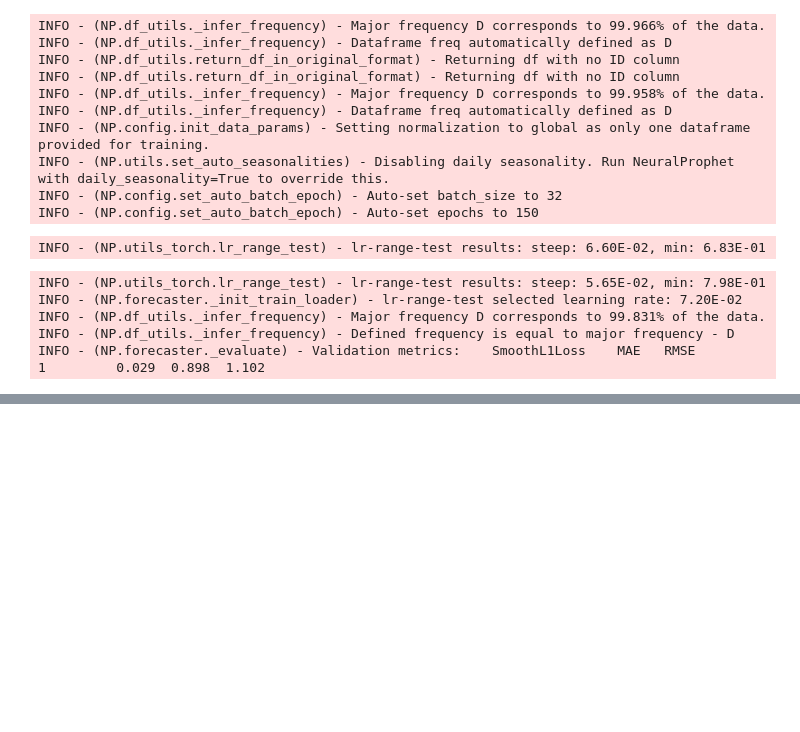
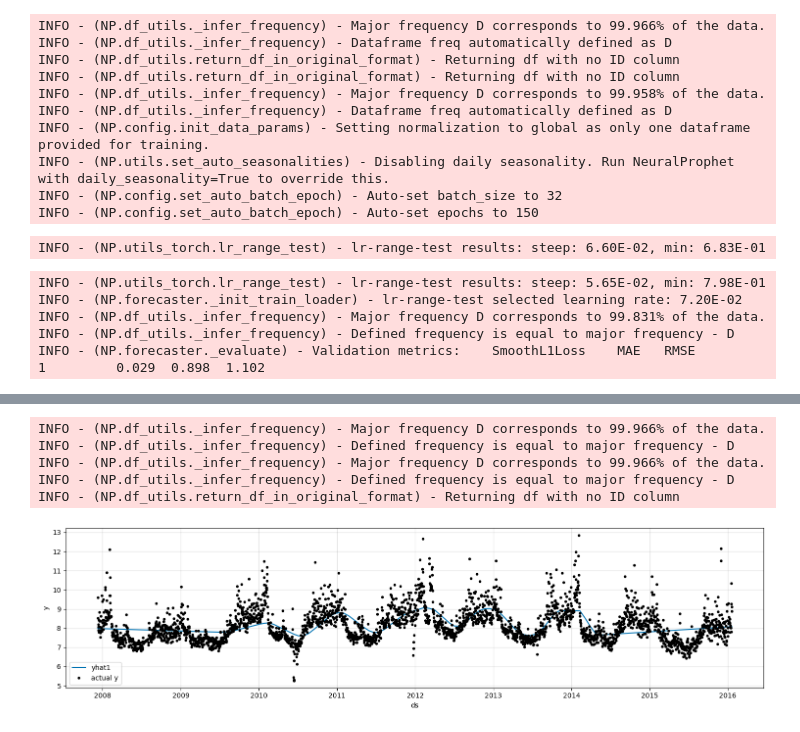
Before and after one commit to LuciaRavazzi/Master-DataScienceLab, a Jupyter notebook: Miscellanea/NeauralProphet_Tutorial.ipynb, the cells around one changed output, grey strips where cells are left out. Drawn from its saved outputs; the diff is of its cells as text; code cells hidden in the pictures; blank space fills up the shorter version.

Commit message:
ADD seasonality

```diff
--- a/Miscellanea/NeauralProphet_Tutorial.ipynb
+++ b/Miscellanea/NeauralProphet_Tutorial.ipynb
@@ -110,0 +186,8 @@ INFO - (NP.forecaster._evaluate) - Validation metrics:    SmoothL1Loss    MAE
+# %%
+model = NeuralProphet(
+    n_changepoints=100,
+    trend_reg=2,
+    yearly_seasonality=False,
+    weekly_seasonality=False,
+    daily_seasonality=False
+)
@@ -110,0 +227,12 @@ INFO - (NP.forecaster._evaluate) - Validation metrics:    SmoothL1Loss    MAE
+# %%
+forecast = model.predict(df)
+# %% [output]
+INFO - (NP.df_utils._infer_frequency) - Major frequency D corresponds to 99.966% of the data.
+INFO - (NP.df_utils._infer_frequency) - Defined frequency is equal to major frequency - D
+INFO - (NP.df_utils._infer_frequency) - Major frequency D corresponds to 99.966% of the data.
+INFO - (NP.df_utils._infer_frequency) - Defined frequency is equal to major frequency - D
+INFO - (NP.df_utils.return_df_in_original_format) - Returning df with no ID column
+# %%
+model.plot(forecast, figsize = (15, 4));
+# %% [output]
+[figure, added]
```
Also changed, not shown: parts of 24 cells of this notebook.
